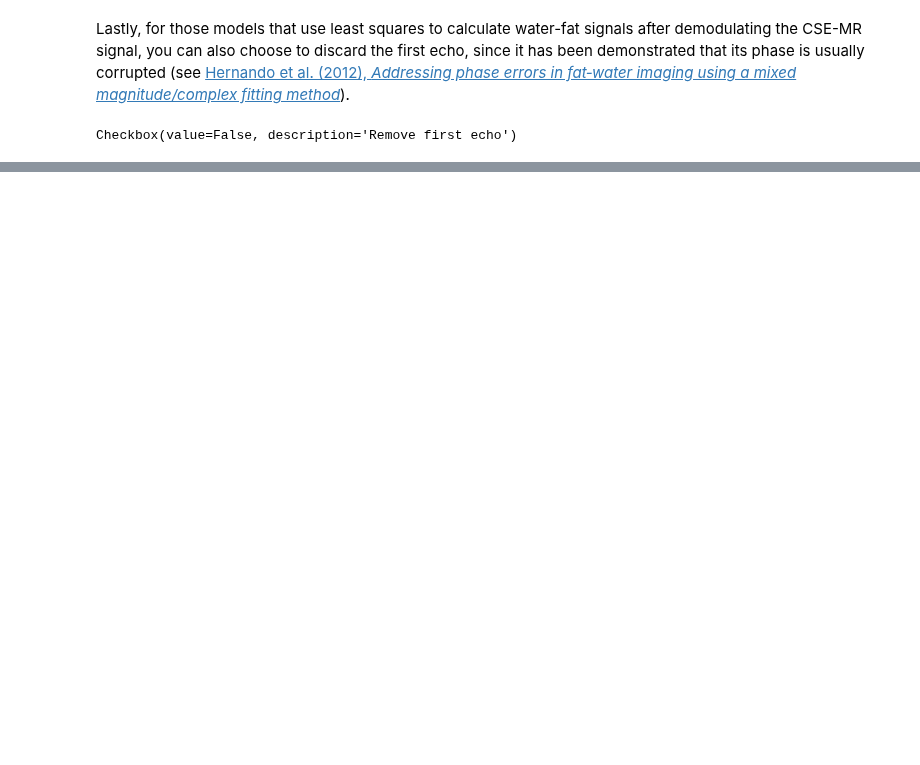
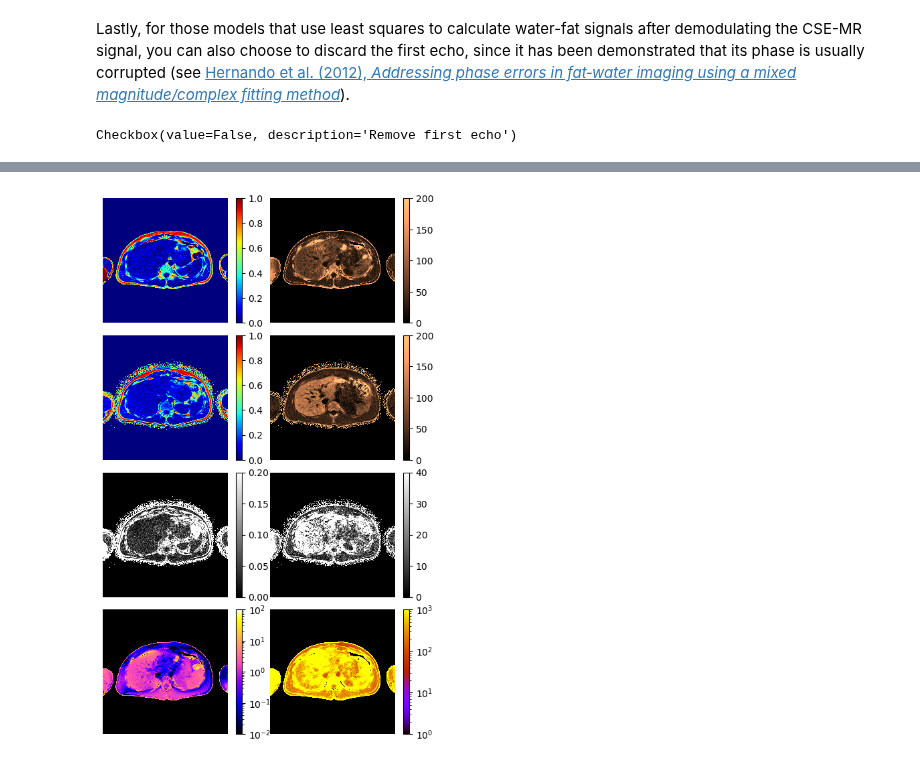
Before and after one commit to jpmeneses/IDEAL-GAN, a Jupyter notebook: try-models.ipynb, the cells around one changed output, grey strips where cells are left out. Drawn from its saved outputs; the diff is of its cells as text; code cells hidden in the pictures; blank space fills up the shorter version.

```diff
--- a/try-models.ipynb
+++ b/try-models.ipynb
@@ -501,0 +507,12 @@ sio.savemat(outpath, outvars)
+# %%
+# out_file_dir = "C:/Users/jpmen/OneDrive - Universidad Católica de Chile/Documents/MRI-Datasets/Anon_JGalgani/018/results_MP_GC/IM_0010_anon_MP_GC.mat"
+# out_file_dir = 'C:/Users/jpmen/OneDrive - Universidad Católica de Chile/Documents/MRI-Datasets/multi-echo/02538/CIB_CM/DICOM/results_MP_GC_IM_0014/IM_0014_MP_GC.mat'
+out_file_dir = 'C:/Users/jpmen/OneDrive - Universidad Católica de Chile/Documents/MRI-Datasets/multi-echo/02704/CIB_JG/DICOM/results_MP_GC_IM_0011/IM_0011_MP_GC.mat'
+mat = sio.loadmat(out_file_dir)
+B_WF = np.flip(mat['R'].astype('complex64'),axis=-2)
+B_WF = B_WF / np.max(np.abs(np.sum(B_WF,axis=-1,keepdims=True)))
+B_R2 = np.flip(mat['R2'].astype('float32'),axis=-1)
+B_FM = np.flip(mat['P'].astype('float32'),axis=-1)
+B_PDFF = np.flip(mat['F'].astype('float32'),axis=-1)
+
+A_msk = np.abs(np.sum(B_WF,axis=-1,keepdims=False))>=1e-2
@@ -501,0 +623,47 @@ sio.savemat(outpath, outvars)
+# %%
+fig,axs=plt.subplots(figsize=(5, 8), nrows=4, ncols=2)
+
+# Estimated maps in the first row
+FF_ok = axs[0,0].imshow(PDFF_aux, cmap='jet',
+                        interpolation='none', vmin=0, vmax=1)
+fig.colorbar(FF_ok, ax=axs[0,0])
+axs[0,0].axis('off')
+r2_ok = axs[0,1].imshow(r2_aux*r2_sc, cmap='copper',
+                        interpolation='none', vmin=0, vmax=r2_sc)
+fig.colorbar(r2_ok, ax=axs[0,1])
+axs[0,1].axis('off')
+
+# Ground-truth maps in the second row
+FF_gt = axs[1,0].imshow(PDFFn_aux, cmap='jet',
+                        interpolation='none', vmin=0, vmax=1)
+fig.colorbar(FF_gt, ax=axs[1,0])
+axs[1,0].axis('off')
+r2_gt = axs[1,1].imshow(r2n_aux, cmap='copper',
+                        interpolation='none', vmin=0, vmax=r2_sc)
+fig.colorbar(r2_gt, ax=axs[1,1])
+axs[1,1].axis('off')
+
+# Error w.r.t. reference in the third row
+FF_est =axs[2,0].imshow(np.abs(PDFF_aux-PDFFn_aux), cmap='gray',
+                        interpolation='none', vmin=0, vmax=0.2)
+fig.colorbar(FF_est, ax=axs[2,0])
+axs[2,0].axis('off')
+r2_est= axs[2,1].imshow(np.abs(r2_aux*r2_sc-r2n_aux), cmap='gray',
+                        interpolation='none', vmin=0.0, vmax=r2_sc/5)
+fig.colorbar(r2_est, ax=axs[2,1])
+axs[2,1].axis('off')
+
+# Uncertainty maps in the fourth row
+WF_uq = axs[3,0].matshow(PDFF_var, cmap='gnuplot2',
+                         norm=LogNorm(vmin=1e-2,vmax=1e2))
+fig.colorbar(WF_uq, ax=axs[3,0])
+axs[3,0].axis('off')
+r2s_uq=axs[3,1].matshow(r2s_var, cmap='gnuplot',
+                        norm=LogNorm(vmin=1e0,vmax=1e3))
+fig.colorbar(r2s_uq, ax=axs[3,1])
+axs[3,1].axis('off')
+
+plt.subplots_adjust(top=1,bottom=0,right=1,left=0,hspace=0.1,wspace=0)
+tl.make_space_above(axs,topmargin=0.6)
+# %% [output]
+[figure, added]
```
Also changed, not shown: parts of 8 cells of this notebook.
